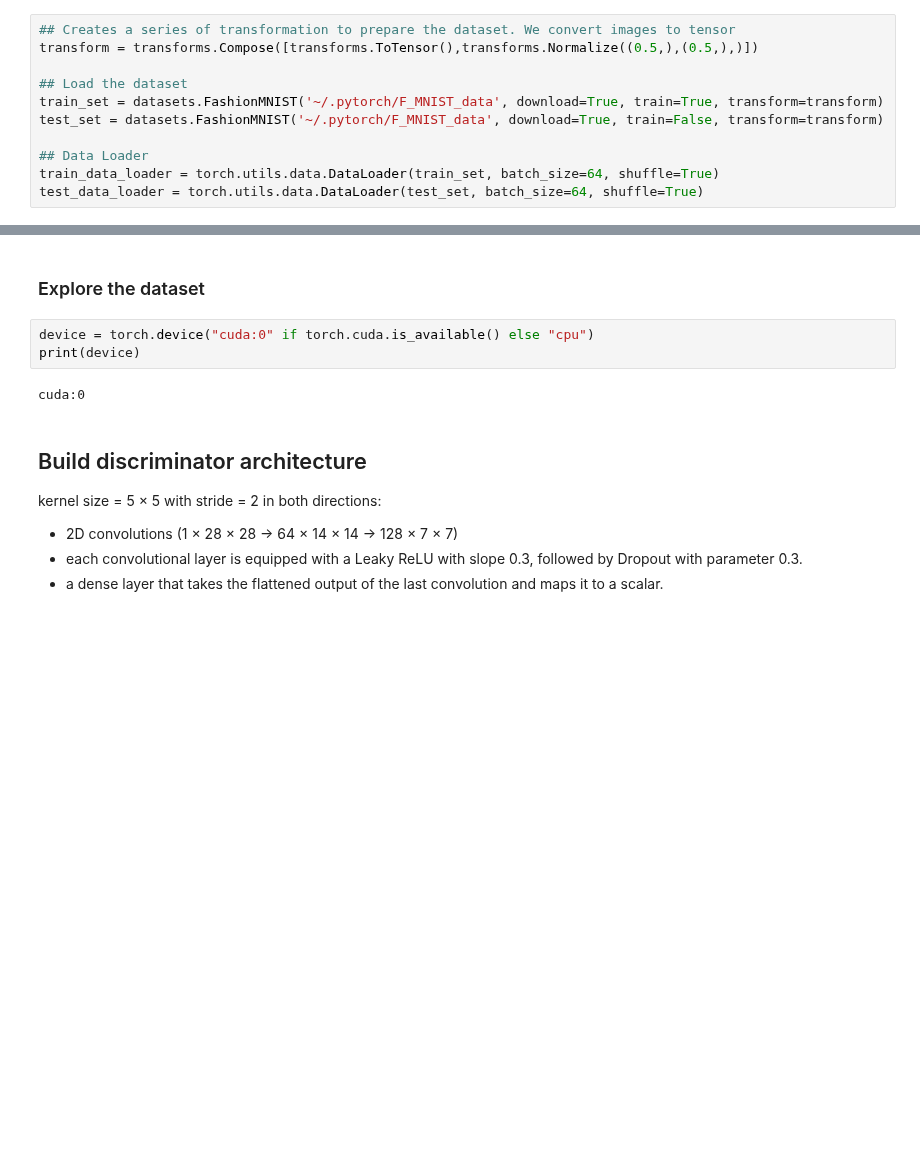
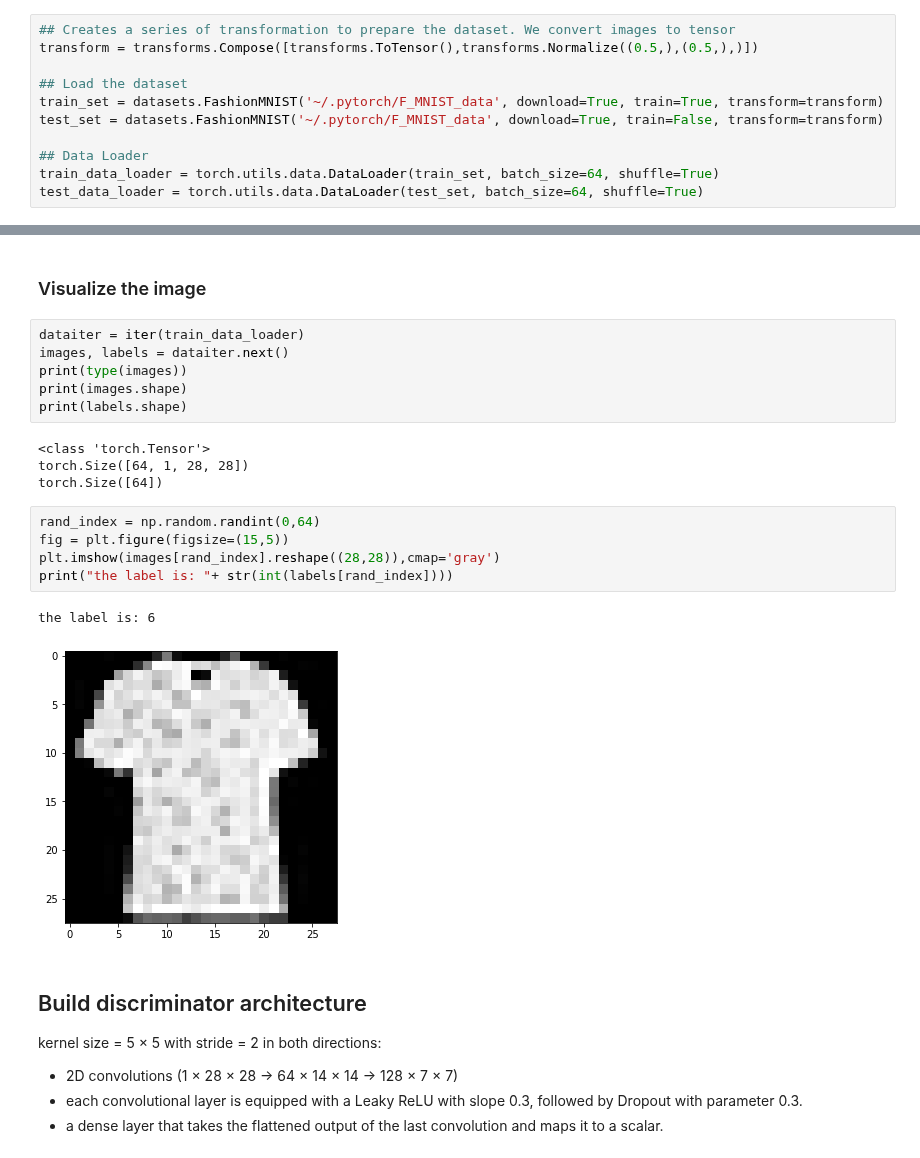
Before and after one commit to yeb2Binfang/ECE-GY9123_DL, a Jupyter notebook: HW/HW6/HW6.ipynb, the cells around one changed output, grey strips where cells are left out. Drawn from its saved outputs; the diff is of its cells as text; blank space fills up the shorter version.

```diff
--- a/HW/HW6/HW6.ipynb
+++ b/HW/HW6/HW6.ipynb
@@ -75,10 +109,23 @@ test_data_loader = torch.utils.data.DataLoader(test_set, batch_size=64, shuffle=
 # %% [markdown]
-### Explore the dataset
+### Visualize the image
-# %%
-device = torch.device("cuda:0" if torch.cuda.is_available() else "cpu")
-print(device)
-# %% [output]
-cuda:0
+# %%
+dataiter = iter(train_data_loader)
+images, labels = dataiter.next()
+print(type(images))
+print(images.shape)
+print(labels.shape)
+# %% [output]
+<class 'torch.Tensor'>
+torch.Size([64, 1, 28, 28])
+torch.Size([64])
+# %%
+rand_index = np.random.randint(0,64)
+fig = plt.figure(figsize=(15,5))
+plt.imshow(images[rand_index].reshape((28,28)),cmap='gray')
+print("the label is: "+ str(int(labels[rand_index])))
+# %% [output]
+the label is: 6
+[figure, added]
 # %% [markdown]
 ## Build discriminator architecture
 
```
Also changed, not shown: parts of 24 cells of this notebook.
